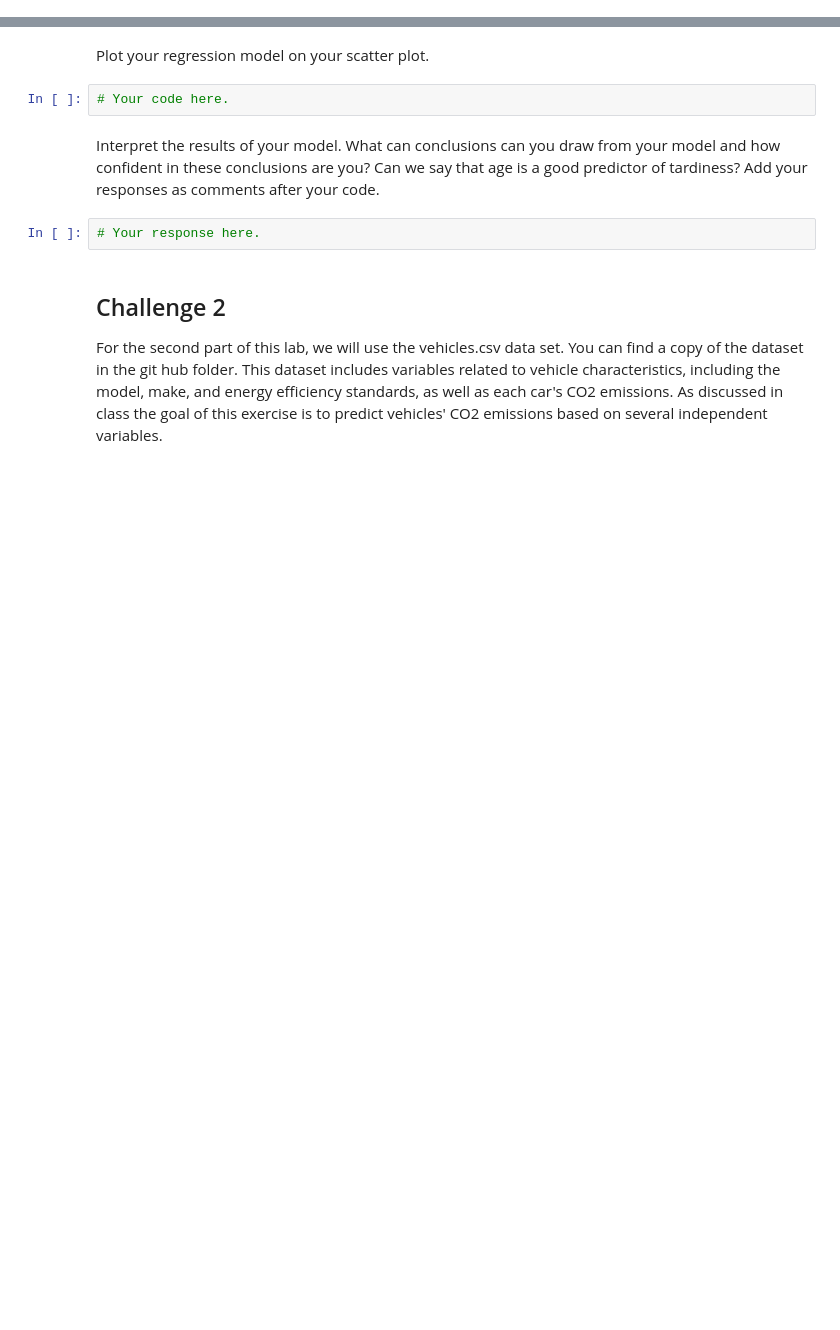
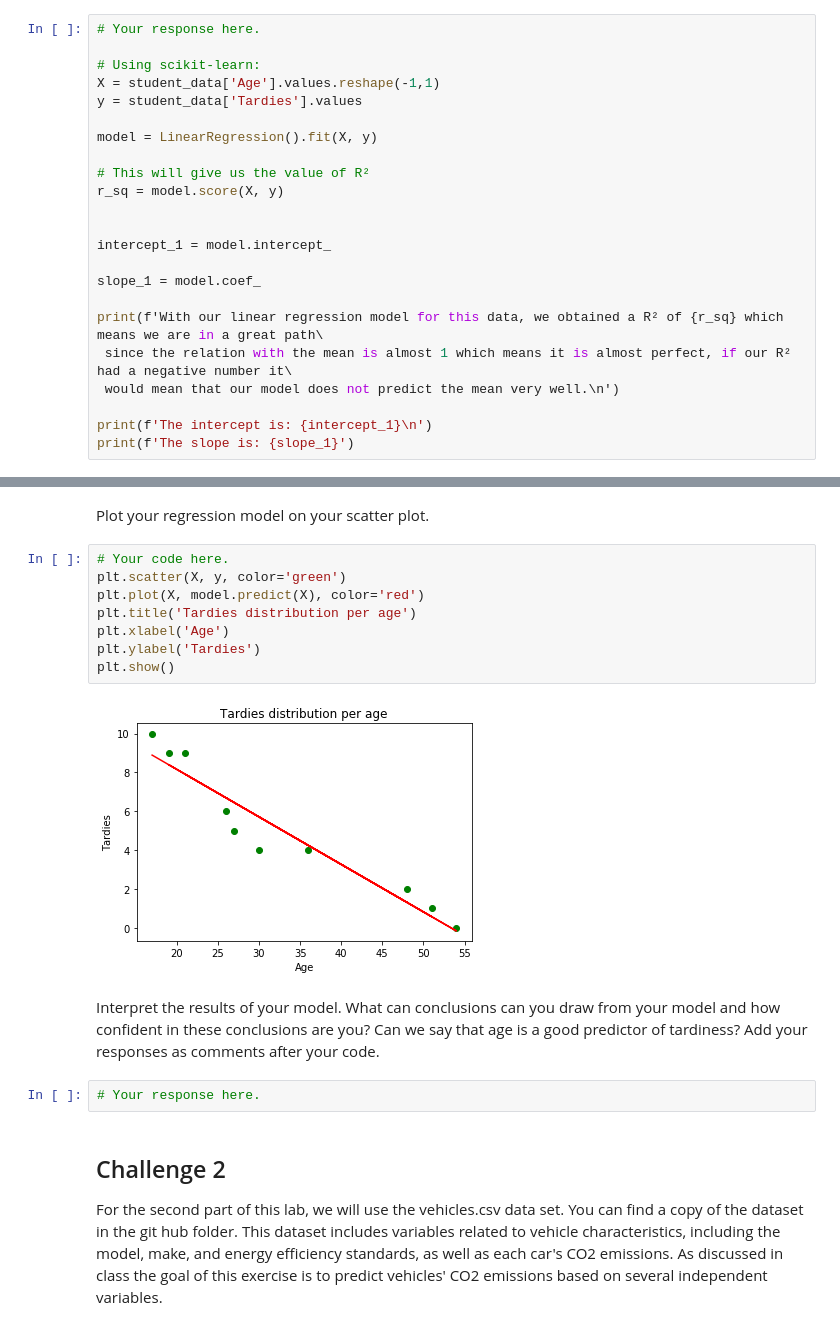
Before and after one commit to almsasantos/dataptmad1019, a Jupyter notebook: module-2/lab-regression-analysis/your-code.ipynb, the cells around one changed output, grey strips where cells are left out. Cells and saved outputs as stored; diff of their text form; blank space fills up the shorter version.

Commit message:
lab almost finished

```diff
--- a/module-2/lab-regression-analysis/your-code.ipynb
+++ b/module-2/lab-regression-analysis/your-code.ipynb
@@ -49,0 +91,23 @@ Build a regression model for this data. What will be your outcome variable? What
+# %%
+# Your response here.
+
+# Using scikit-learn:
+X = student_data['Age'].values.reshape(-1,1)
+y = student_data['Tardies'].values
+
+model = LinearRegression().fit(X, y)
+
+# This will give us the value of R²
+r_sq = model.score(X, y)
+
+
+intercept_1 = model.intercept_
+
+slope_1 = model.coef_
+
+print(f'With our linear regression model for this data, we obtained a R² of {r_sq} which means we are in a great path\
+ since the relation with the mean is almost 1 which means it is almost perfect, if our R² had a negative number it\
+ would mean that our model does not predict the mean very well.\n')
+
+print(f'The intercept is: {intercept_1}\n')
+print(f'The slope is: {slope_1}')
@@ -50,7 +138,15 @@ Build a regression model for this data. What will be your outcome variable? What
 # %% [markdown]
 Plot your regression model on your scatter plot.
-# %%
-# Your code here.
+# %%
+# Your code here.
+plt.scatter(X, y, color='green')
+plt.plot(X, model.predict(X), color='red')
+plt.title('Tardies distribution per age')
+plt.xlabel('Age')
+plt.ylabel('Tardies')
+plt.show()
+# %% [output]
+[figure, added]
 # %% [markdown]
 Interpret the results of your model. What can conclusions can you draw from your model and how confident in these conclusions are you? Can we say that age is a good predictor of tardiness? Add your responses as comments after your code.
 # %%
```
Also changed, not shown: parts of 36 cells of this notebook.
